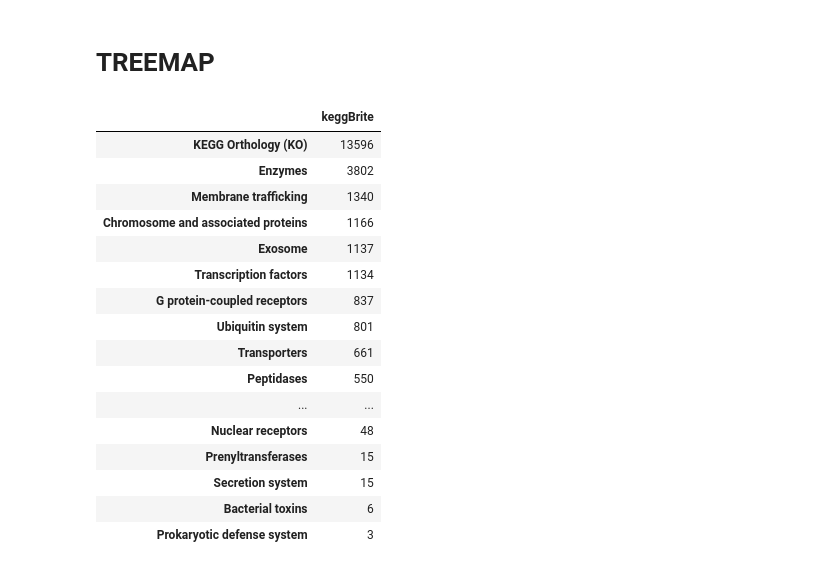
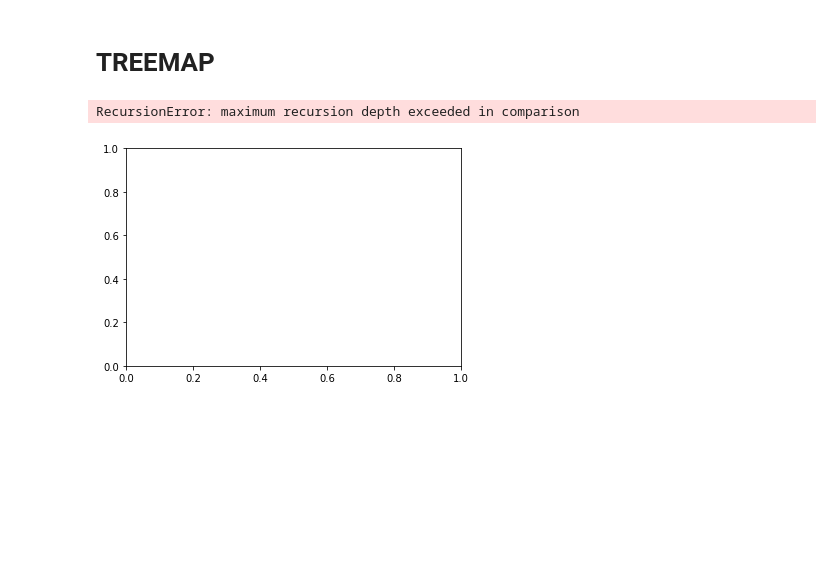
Before and after one commit to emecete/DL_CancerSurvivalPrediction, a Jupyter notebook: Gene_KEGG_treemap_sorting.ipynb, the cells around one changed output. Drawn from its saved outputs; the diff is of its cells as text; code cells hidden in the pictures; blank space fills up the shorter version.

```diff
--- a/Gene_KEGG_treemap_sorting.ipynb
+++ b/Gene_KEGG_treemap_sorting.ipynb
@@ -279,3 +301,11 @@ gene_mapping['geneName']
 Name: geneName, Length: 32004, dtype: object
 # %% [markdown]
 # TREEMAP
+# %%
+df_gene_exp = pd.read_hdf("data/TCGA_data.h5", key='both_gene_expression') # all
+# %%
+pat1 = pd.DataFrame(df_gene_exp.iloc[0])
+pat1['ensId'] = pat1.index
+del df_gene_exp
+# %%
+pat1 = pd.merge(gene_mapping, pat1, on='ensId')
@@ -282 +314,25 @@ Name: geneName, Length: 32004, dtype: object
+# %%
+#libraries
+import matplotlib
+import matplotlib.pyplot as plt
+import pandas as pd
+import squarify # pip install squarify (algorithm for treemap)&lt;/pre&gt;
+
+# Create a dataset:
+my_values=pat1['TCGA-19-1787-01']*10
+
+# create a color palette, mapped to these values
+cmap = matplotlib.cm.Blues
+mini=min(my_values)
+maxi=max(my_values)
+norm = matplotlib.colors.Normalize(vmin=mini, vmax=maxi)
+colors = [cmap(norm(value)) for value in my_values]
+
+# Change color
+squarify.plot(sizes=my_values, alpha=.8, color=colors )
+plt.axis('off')
+plt.show()
+# %% [output]
+RecursionError: maximum recursion depth exceeded in comparison
+[figure, added]
 # %%
@@ -284,21 +340 @@ first_tree = pd.DataFrame(gene_mapping['keggBrite'].value_counts())
-# %%
-first_tree
-# %% [output]
-|  | keggBrite |
-| KEGG Orthology (KO) | 13596 |
-| Enzymes | 3802 |
-| Membrane trafficking | 1340 |
-| Chromosome and associated proteins | 1166 |
-| Exosome | 1137 |
-| Transcription factors | 1134 |
-| G protein-coupled receptors | 837 |
-| Ubiquitin system | 801 |
-| Transporters | 661 |
-| Peptidases | 550 |
-| ... | ... |
-| Nuclear receptors | 48 |
-| Prenyltransferases | 15 |
-| Secretion system | 15 |
-| Bacterial toxins | 6 |
-| Prokaryotic defense system | 3 |
 # %%
```
Also changed, not shown: parts of 20 cells of this notebook, 2 other files.
